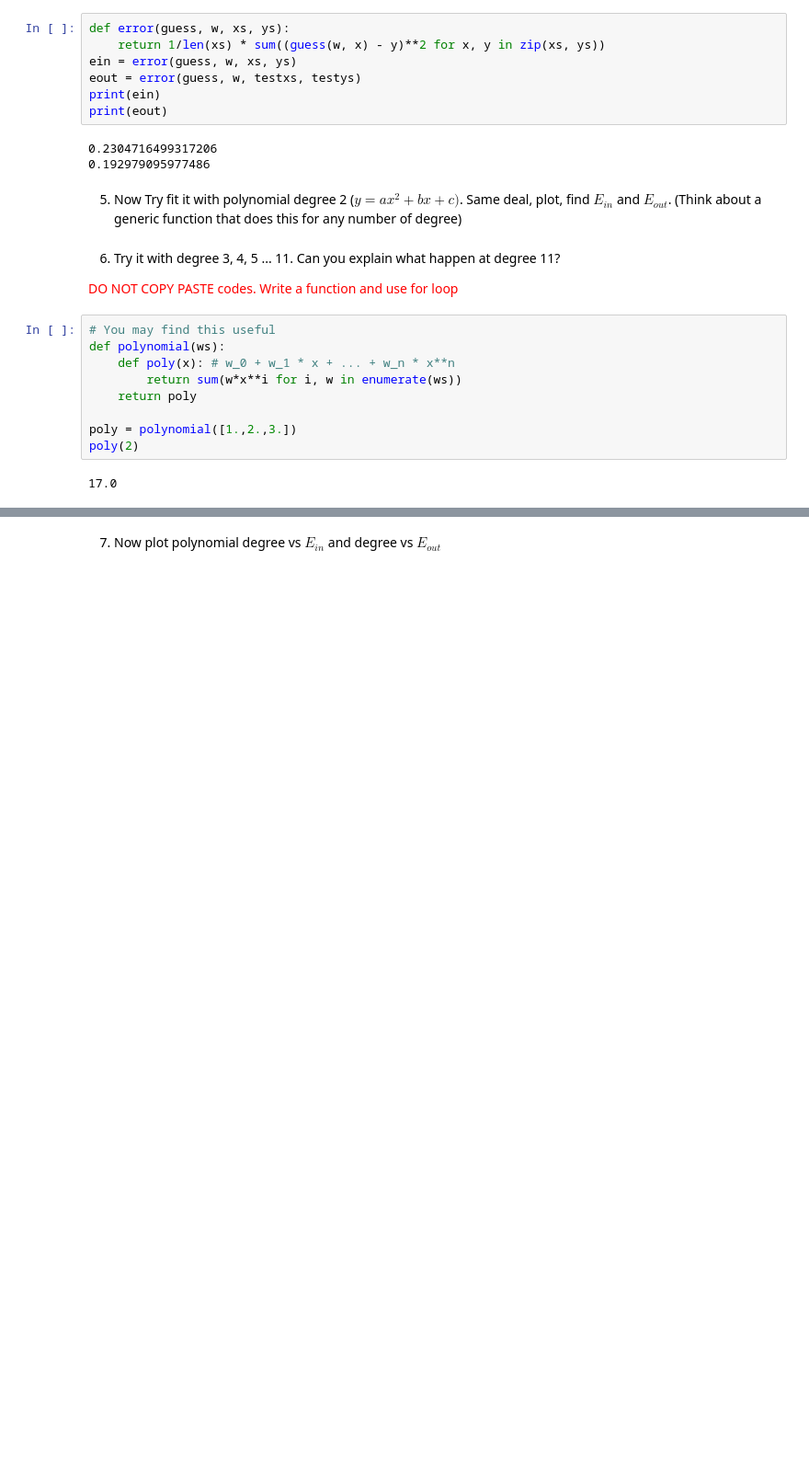
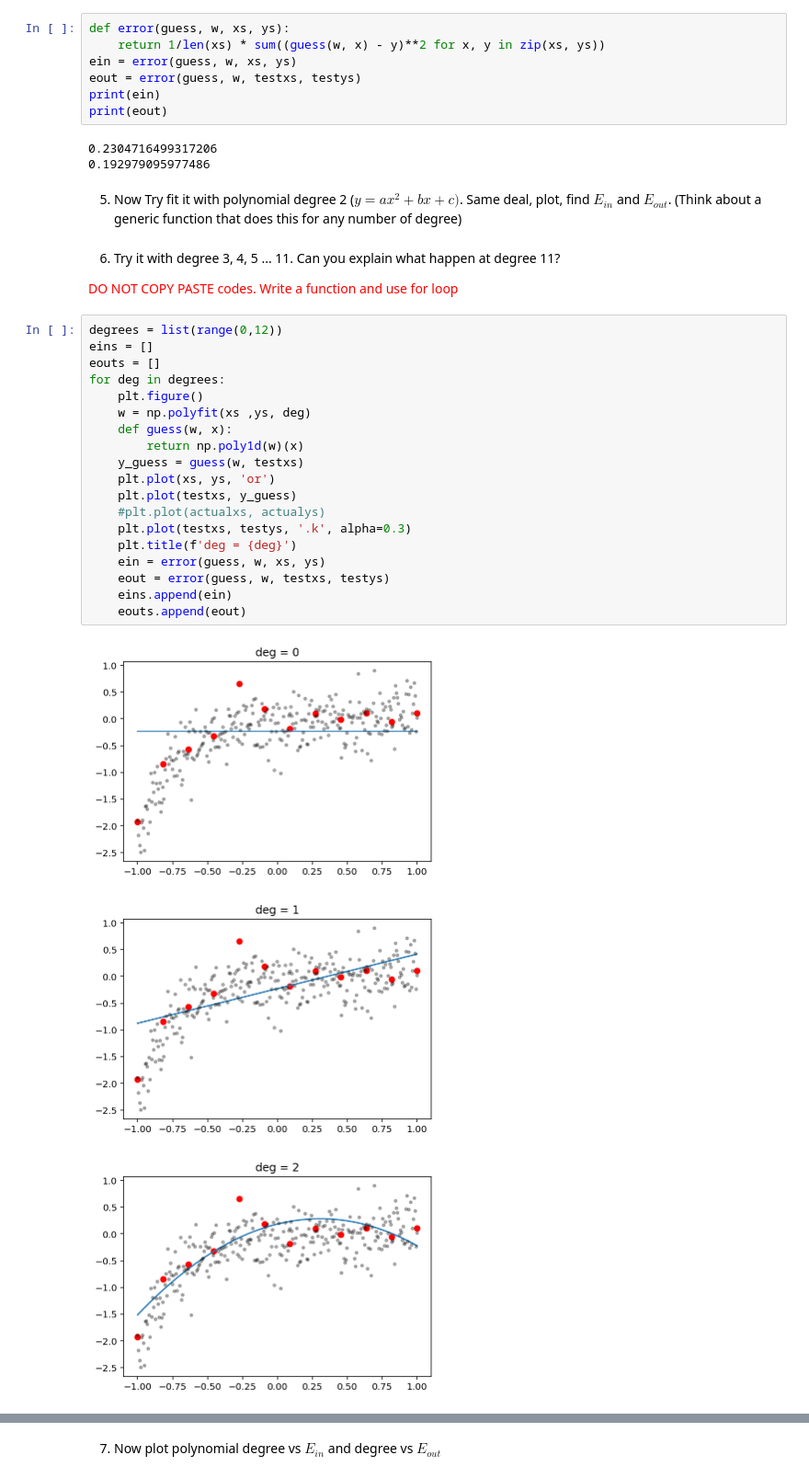
Before and after one commit to muic-pattern-rekt-2018/Exercise03-Generalization-Regularization, a Jupyter notebook: Exercise 03 Generalization and Regularization.ipynb, the cells around one changed output, grey strips where cells are left out. Shown: that part at 92% size. Cells and saved outputs as stored; diff of their text form; blank space fills up the shorter version.

```diff
--- a/Exercise 03 Generalization and Regularization.ipynb
+++ b/Exercise 03 Generalization and Regularization.ipynb
@@ -97,14 +97,26 @@ print(eout)
 6) Try it with degree 3, 4, 5 ... 11. Can you explain what happen at degree 11?
 
 <span style="color:red;"> DO NOT COPY PASTE codes. Write a function and use for loop </span>
-# %%
-# You may find this useful
-def polynomial(ws):
-    def poly(x): # w_0 + w_1 * x + ... + w_n * x**n
-        return sum(w*x**i for i, w in enumerate(ws))
-    return poly
-
-poly = polynomial([1.,2.,3.])
-poly(2)
-# %% [output]
-17.0
+# %%
+degrees = list(range(0,12))
+eins = []
+eouts = []
+for deg in degrees:
+    plt.figure()
+    w = np.polyfit(xs ,ys, deg)
+    def guess(w, x):
+        return np.poly1d(w)(x)
+    y_guess = guess(w, testxs)
+    plt.plot(xs, ys, 'or')
+    plt.plot(testxs, y_guess)
+    #plt.plot(actualxs, actualys)
+    plt.plot(testxs, testys, '.k', alpha=0.3)
+    plt.title(f'deg = {deg}')
+    ein = error(guess, w, xs, ys)
+    eout = error(guess, w, testxs, testys)
+    eins.append(ein)
+    eouts.append(eout)
+# %% [output]
+[figure, added]
+[figure, added]
+[figure, added]
```
Also changed, not shown: parts of 2 cells of this notebook.
